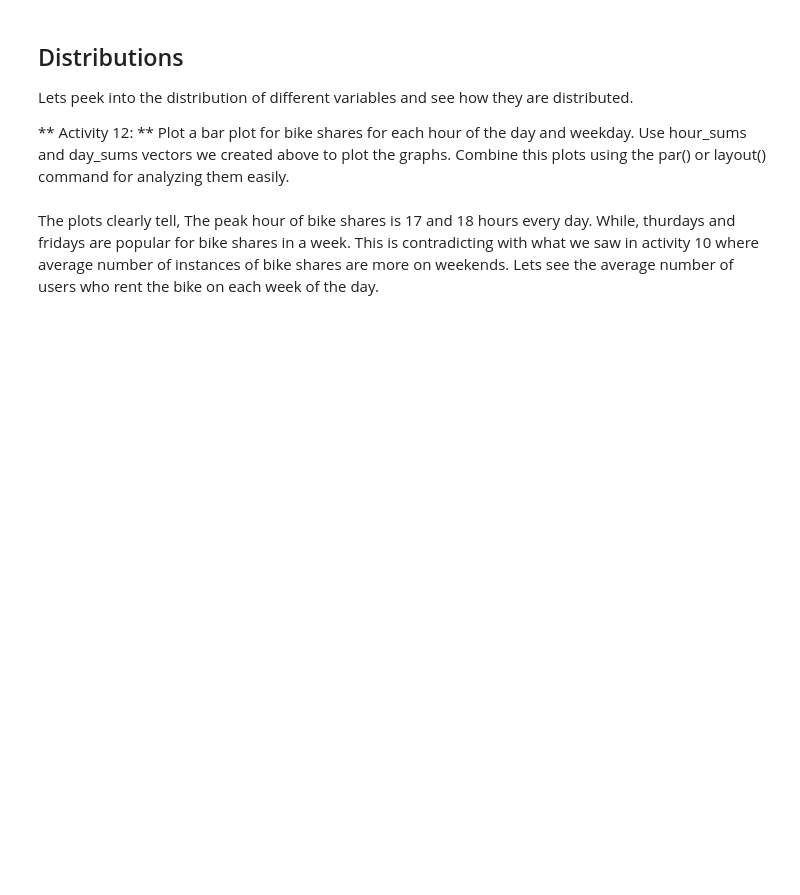
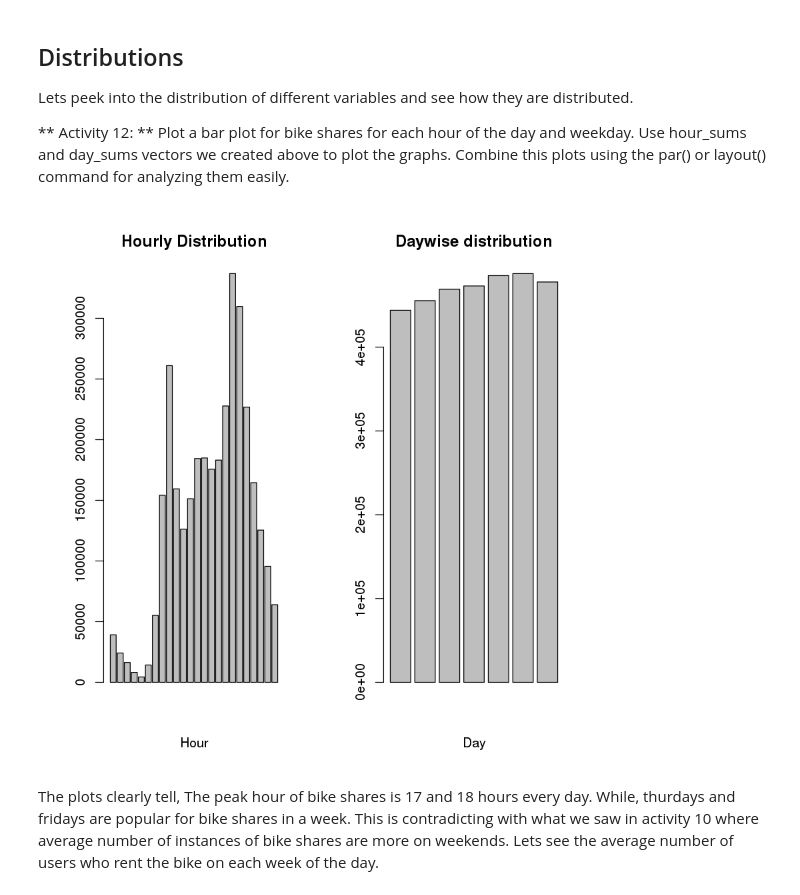
Before and after one commit to cosmos454b/dsa, a Jupyter notebook: modules/module1/exercises/exercises.ipynb, the cells around one changed output. Drawn from its saved outputs; the diff is of its cells as text; code cells hidden in the pictures; blank space fills up the shorter version.

```diff
--- a/modules/module1/exercises/exercises.ipynb
+++ b/modules/module1/exercises/exercises.ipynb
@@ -341,3 +354,9 @@ Lets peek into the distribution of different variables and see how they are dist
+# %%
+par(mfrow=c(1,2))
+barplot(hour_sums, main="Hourly Distribution",xlab="Hour")
+barplot(day_sums, main="Daywise distribution",xlab="Day")
+# %% [output]
+[figure, added]
 # %% [markdown]
 The plots clearly tell, The peak hour of bike shares is 17 and 18 hours every day. While, thurdays and fridays are popular for bike shares in a week. This is contradicting with what we saw in activity 10 where average number of instances of bike shares are more on weekends. Lets see the average number of users who rent the bike on each week of the day.
 # %%
```
Also changed, not shown: parts of 11 cells of this notebook.
